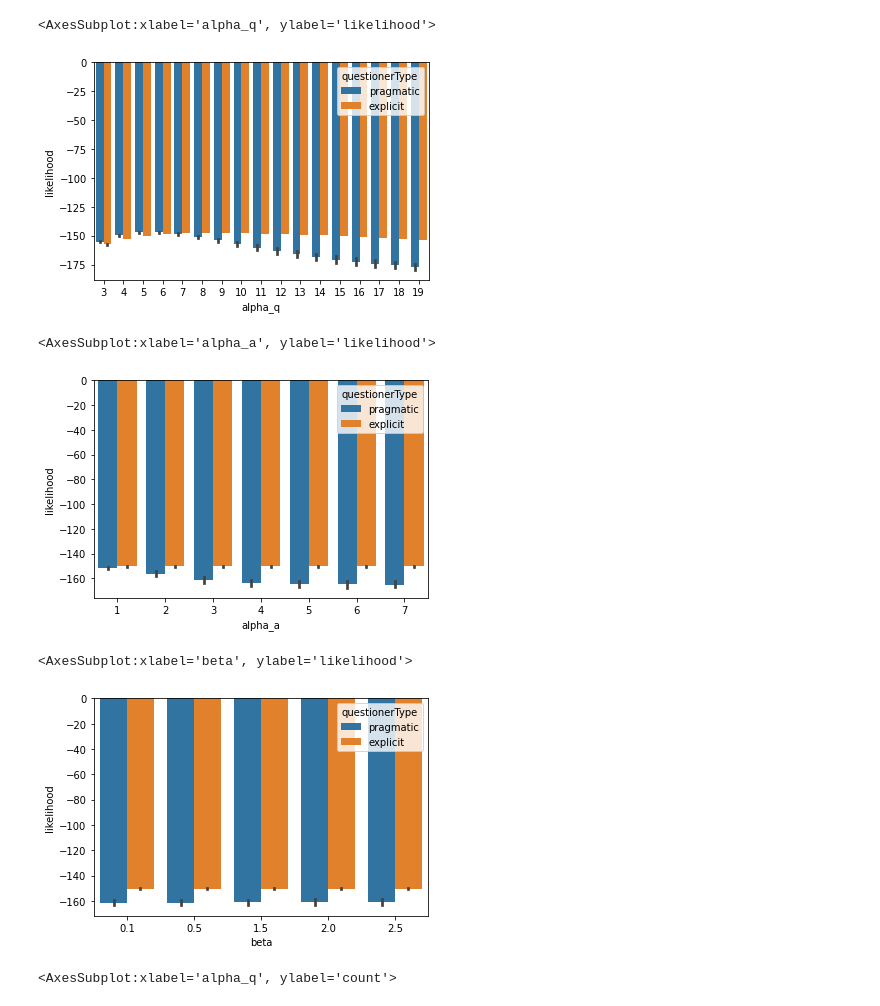
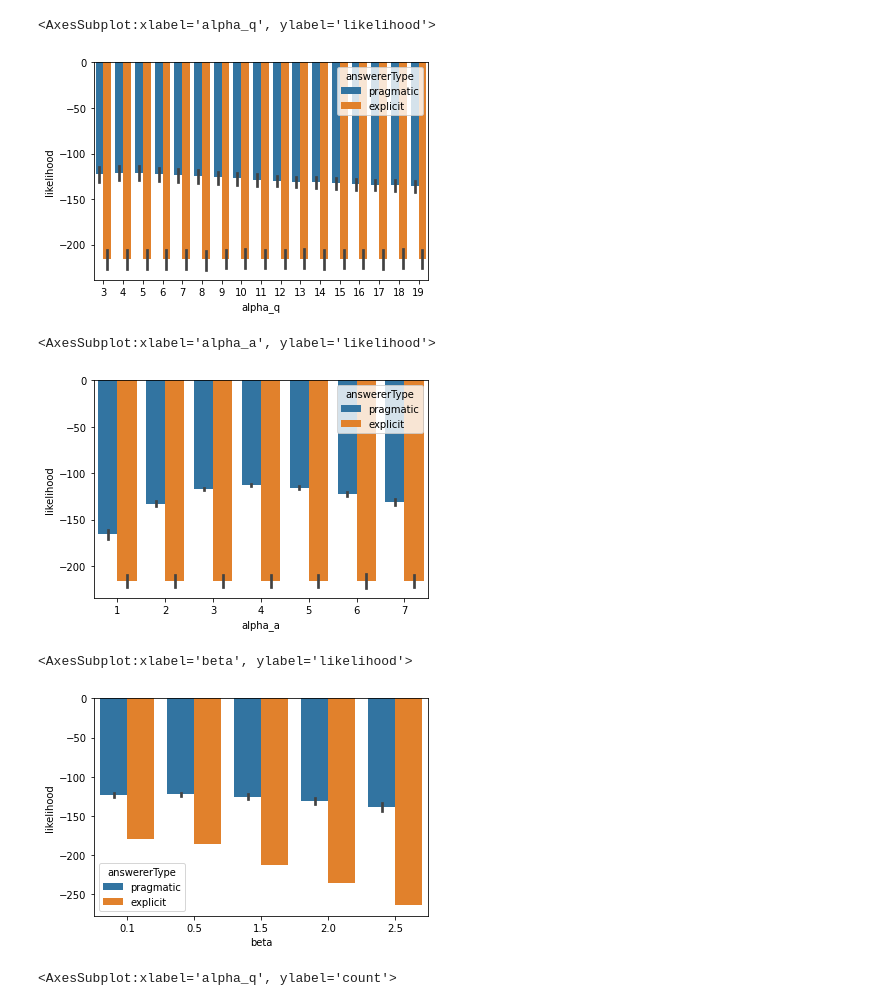
Before and after one commit to abe-shek/ccm-final-project, a Jupyter notebook: viz_param_retrieval.ipynb, the cells around one changed output. Cells and saved outputs as stored; diff of their text form; code cells hidden in the pictures.

```diff
--- a/viz_param_retrieval.ipynb
+++ b/viz_param_retrieval.ipynb
@@ -5,8 +5,8 @@ import matplotlib.pyplot as plt
 import json
 import seaborn as sns
 # %%
-in_path = "final_data/outputs/parsed/param_ans_synth_6_4_15.json"
-out_path = "final_data/outputs/parsed/param_ans_synth_6_4_15.csv"
+in_path = "final_data/outputs/parsed/param_que_synth_4_5_20.json"
+out_path = "final_data/outputs/parsed/param_que_synth_4_5_20.csv"
 # %%
 f = open(in_path, "r")
 # %%
@@ -50,21 +50,21 @@ sns.scatterplot(x="alpha_q", y="likelihood", hue="questionerType", data=data)
 # %%
-# sns.barplot(x="alpha_q", y="likelihood", hue="answererType", data=data)
-sns.barplot(x="alpha_q", y="likelihood", hue="questionerType", data=data)
+sns.barplot(x="alpha_q", y="likelihood", hue="answererType", data=data)
+# sns.barplot(x="alpha_q", y="likelihood", hue="questionerType", data=data)
 # %% [output]
 <AxesSubplot:xlabel='alpha_q', ylabel='likelihood'>
-[figure, old version]
+[figure, new version]
 # %%
-# sns.barplot(x="alpha_a", y="likelihood", hue="answererType", data=data)
-sns.barplot(x="alpha_a", y="likelihood", hue="questionerType", data=data)
+sns.barplot(x="alpha_a", y="likelihood", hue="answererType", data=data)
+# sns.barplot(x="alpha_a", y="likelihood", hue="questionerType", data=data)
 # %% [output]
 <AxesSubplot:xlabel='alpha_a', ylabel='likelihood'>
-[figure, old version]
+[figure, new version]
 # %%
-# sns.barplot(x="beta", y="likelihood", hue="answererType", data=data)
-sns.barplot(x="beta", y="likelihood", hue="questionerType", data=data)
+sns.barplot(x="beta", y="likelihood", hue="answererType", data=data)
+# sns.barplot(x="beta", y="likelihood", hue="questionerType", data=data)
 # %% [output]
 <AxesSubplot:xlabel='beta', ylabel='likelihood'>
-[figure, old version]
+[figure, new version]
 # %%
 # sns.countplot("alpha_q" , hue="answererType", data=data)
 sns.countplot("alpha_q" , hue="questionerType", data=data)
```
Also changed, not shown: parts of 6 cells of this notebook, 13 other files.
